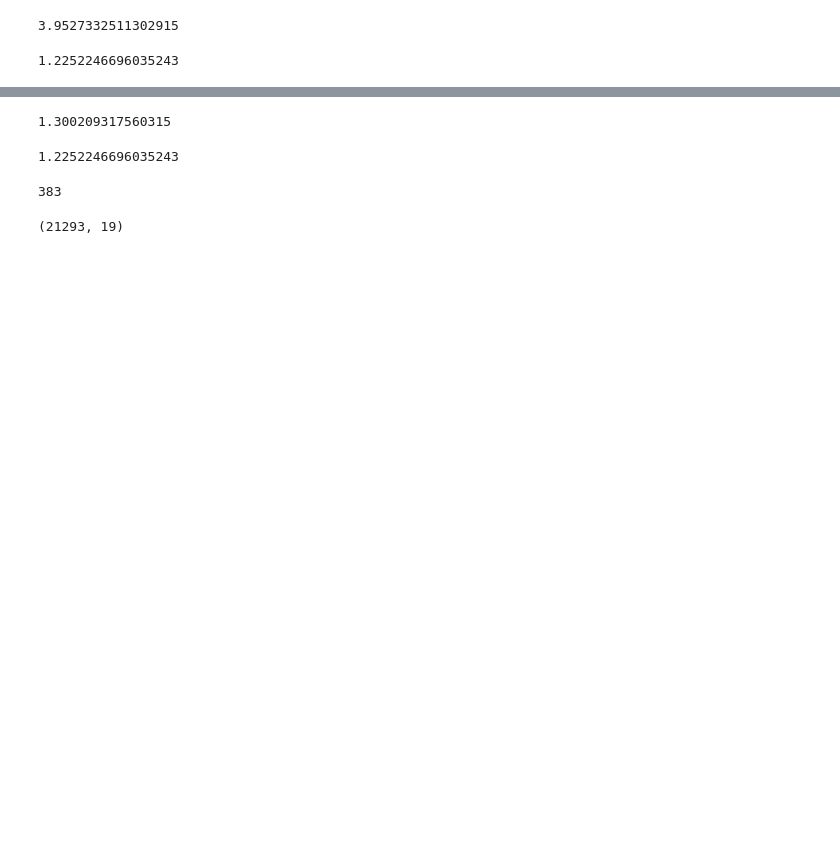
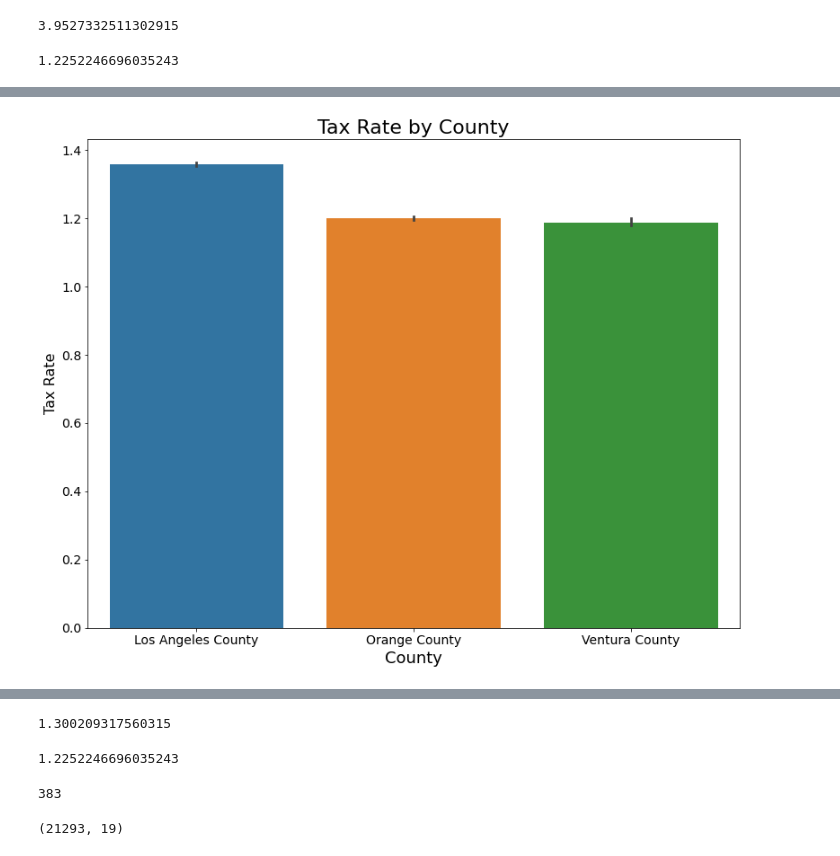
Before and after one commit to AAranda10/regression_project, a Jupyter notebook: explore.ipynb, the cells around one changed output, grey strips where cells are left out. Drawn from its saved outputs; the diff is of its cells as text; code cells hidden in the pictures; blank space fills up the shorter version.

```diff
--- a/explore.ipynb
+++ b/explore.ipynb
@@ -417,0 +481,9 @@ sns.scatterplot(data = tax_df, y = 'tax_rate', x = 'fips')
+# %%
+sns.barplot(data = tax_df, y = 'tax_rate', x = 'county').set_title('Tax Rate by County', fontsize = 22)
+plt.xlabel('County', fontsize=18)
+plt.ylabel('Tax Rate', fontsize=16)
+
+plt.show()
+# fig.savefig('tax_rate_by_county.jpg')
+# %% [output]
+[figure, added]
```
Also changed, not shown: parts of 28 cells of this notebook.
